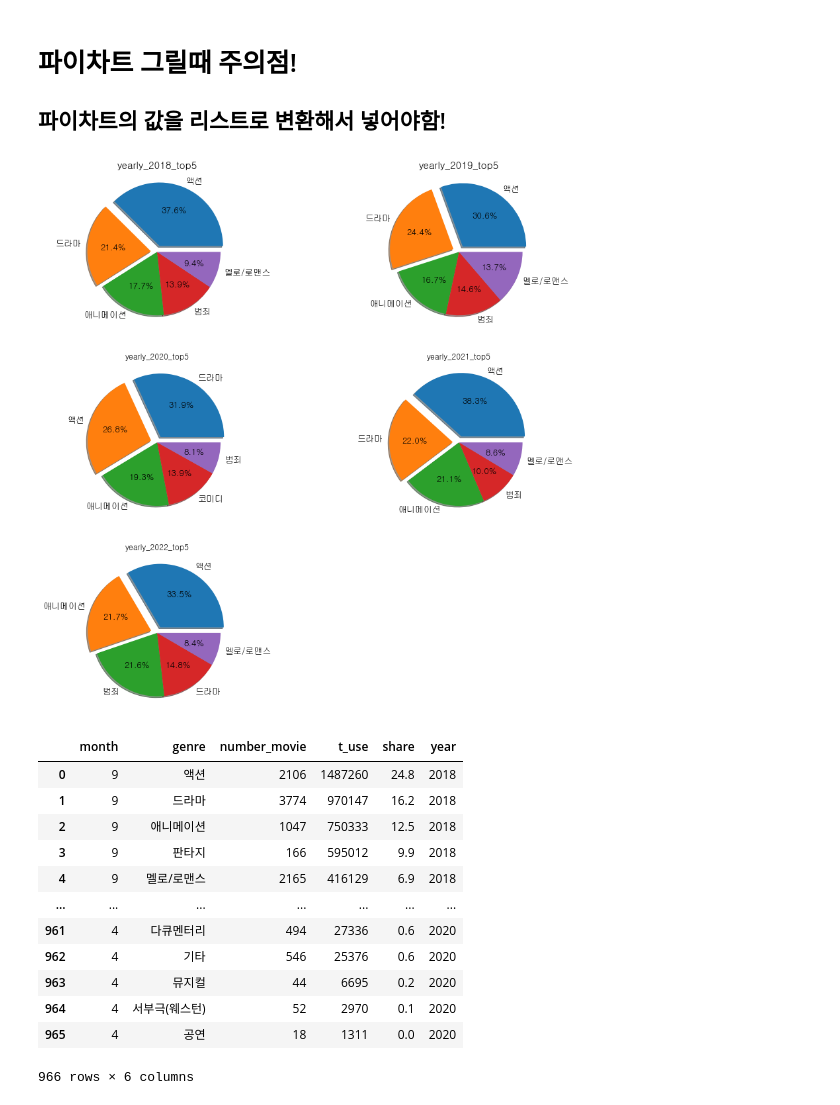
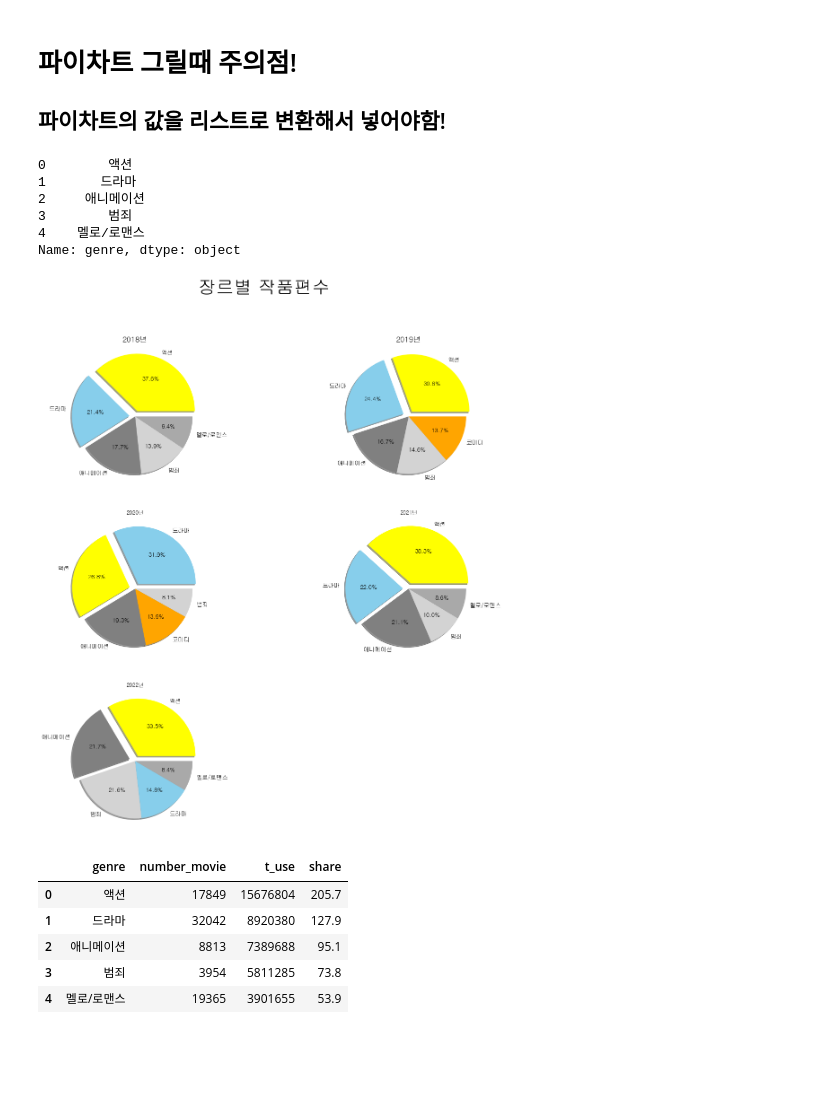
Before and after one commit to jeongmin5o/-DA-movie_covid19-analysis, a Jupyter notebook: mini_vis.ipynb, the cells around one changed output. Saved outputs shown, nothing was run; the diff lists cells and outputs as text; code cells hidden in the pictures; blank space fills up the shorter version.

```diff
--- a/mini_vis.ipynb
+++ b/mini_vis.ipynb
@@ -116,12 +116,27 @@ yearly_2022_top5
 # %% [markdown]
 # 파이차트 그릴때 주의점!
 ## 파이차트의 값을 리스트로 변환해서 넣어야함!
+# %%
+yearly_2018_top5['genre']
+# %% [output]
+0        액션
+1       드라마
+2     애니메이션
+3        범죄
+4    멜로/로맨스
+Name: genre, dtype: object
 # %%
-fig = plt.figure(figsize = (15,15))
+fig = plt.figure(figsize = (20,20))
 
 ######################
 number = yearly_2018_top5['t_use']
 labels = yearly_2018_top5['genre']
+colors = ['yellow', 'skyblue', 'gray','lightgray', 'darkgray']   # 액션, 드라마, 애니, 범죄, 멜로
+colors2 = ['yellow', 'skyblue', 'gray','lightgray', 'orange']
+colors3 = ['skyblue', 'yellow', 'gray','orange', 'lightgray']
+colors4 = ['yellow', 'skyblue', 'gray','lightgray', 'darkgray']
+colors5 = ['yellow', 'gray', 'lightgray','skyblue', 'darkgray']
+
 
 ax1 = plt.subplot(3,2,1)  # 행, 열, 위치
 
@@ -130,9 +145,11 @@ ax1.pie(number,   # 파이 값
         autopct='%.1f%%',   # 안에 값 퍼센트로 표시
         explode=[0.1, 0.1, 0, 0, 0],    # 조각 떼어내기(%)
        shadow=True,    # 그림자 설정
-        textprops={'size': 13}  )   # 폰트 사이즈
+        textprops={'size': 13},
+        colors = colors
+       )   # 폰트 사이즈
 
-ax1.set_title('yearly_2018_top5', size =15)
+ax1.set_title('2018년', size =17)
 
 ######################
 ax2 = plt.subplot(3,2,2)  # 행, 열, 위치
@@ -141,13 +158,14 @@ number2 = yearly_2019_top5['t_use']
 labels2 = yearly_2019_top5['genre']
 
 ax2.pie(number2,   # 파이 값
-        labels = labels,   # 레이블 명 리스트로 주기
+        labels = labels2,   # 레이블 명 리스트로 주기
         autopct='%.1f%%',   # 안에 값 퍼센트로 표시
         explode=[0.1, 0.1, 0, 0, 0],    # 조각 떼어내기(%)
        shadow=True,    # 그림자 설정
-        textprops={'size': 13}  )   # 폰트 사이즈
+        textprops={'size': 13},
+       colors = colors2)   # 폰트 사이즈
 
-ax2.set_title('yearly_2019_top5', size = 15)
+ax2.set_title('2019년', size = 17)
 
 
 
@@ -156,16 +174,17 @@ number3 = yearly_2020_top5['t_use']
 labels3 = yearly_2020_top5['genre']
 
 ax3 = plt.subplot(3,2,3)
-
+colors2 = ['skyblue','yellow', 'pink','lightgray', 'gray']
 ax3.pie( number3,
         labels = labels3,
         autopct='%.1f%%',   # 안에 값 퍼센트로 표시
         explode=[0.1, 0.1, 0, 0, 0],    # 조각 떼어내기(%)
        shadow=True,    # 그림자 설정
-        textprops={'size': 13}  )   # 폰트 사이즈
+        textprops={'size': 13},
+       colors = colors3)   # 폰트 사이즈
 
 
-ax3.set_title('yearly_2020_top5')
+ax3.set_title('2020년')
 
 
 
@@ -179,53 +198,47 @@ ax4 = plt.subplot(3,2,4)
 
 ax4.pie( number4,
         labels = labels4,
         autopct='%.1f%%',   # 안에 값 퍼센트로 표시
         explode=[0.1, 0.1, 0, 0, 0],    # 조각 떼어내기(%)
        shadow=True,    # 그림자 설정
-        textprops={'size': 13}  )   # 폰트 사이즈
+        textprops={'size': 13},
+       colors = colors4)   # 폰트 사이즈
 
 
-ax4.set_title('yearly_2021_top5')
-
+ax4.set_title('2021년')
 
 
 ############
 number5 = yearly_2022_top5['t_use']
 labels5 = yearly_2022_top5['genre']
 
 
 ax5 = plt.subplot(3,2,5)
 
 ax5.pie( number5,
         labels = labels5,
         autopct='%.1f%%',   # 안에 값 퍼센트로 표시
         explode=[0.1, 0.1, 0, 0, 0],    # 조각 떼어내기(%)
        shadow=True,    # 그림자 설정
-        textprops={'size': 13}  )   # 폰트 사이즈
+        textprops={'size': 13},
+       colors = colors5)   # 폰트 사이즈
 
-ax5.set_title('yearly_2022_top5')
+ax5.set_title('2022년')
 
 
 
 
-
+plt.suptitle('장르별 작품편수', fontsize = 40)
 
 plt.show()
 # %% [output]
-[figure, old version]
+[figure, new version]
 # %%
-genre_total
+yearly_2018_top5
 # %% [output]
-|  | month | genre | number_movie | t_use | share | year |
-| 0 | 9 | 액션 | 2106 | 1487260 | 24.8 | 2018 |
-| 1 | 9 | 드라마 | 3774 | 970147 | 16.2 | 2018 |
-| 2 | 9 | 애니메이션 | 1047 | 750333 | 12.5 | 2018 |
-| 3 | 9 | 판타지 | 166 | 595012 | 9.9 | 2018 |
-| 4 | 9 | 멜로/로맨스 | 2165 | 416129 | 6.9 | 2018 |
-| ... | ... | ... | ... | ... | ... | ... |
-| 961 | 4 | 다큐멘터리 | 494 | 27336 | 0.6 | 2020 |
-| 962 | 4 | 기타 | 546 | 25376 | 0.6 | 2020 |
-| 963 | 4 | 뮤지컬 | 44 | 6695 | 0.2 | 2020 |
-| 964 | 4 | 서부극(웨스턴) | 52 | 2970 | 0.1 | 2020 |
-| 965 | 4 | 공연 | 18 | 1311 | 0.0 | 2020 |
+|  | genre | number_movie | t_use | share |
+| 0 | 액션 | 17849 | 15676804 | 205.7 |
+| 1 | 드라마 | 32042 | 8920380 | 127.9 |
+| 2 | 애니메이션 | 8813 | 7389688 | 95.1 |
+| 3 | 범죄 | 3954 | 5811285 | 73.8 |
+| 4 | 멜로/로맨스 | 19365 | 3901655 | 53.9 |
-966 rows × 6 columns
```
Also changed, not shown: parts of 28 cells of this notebook.
